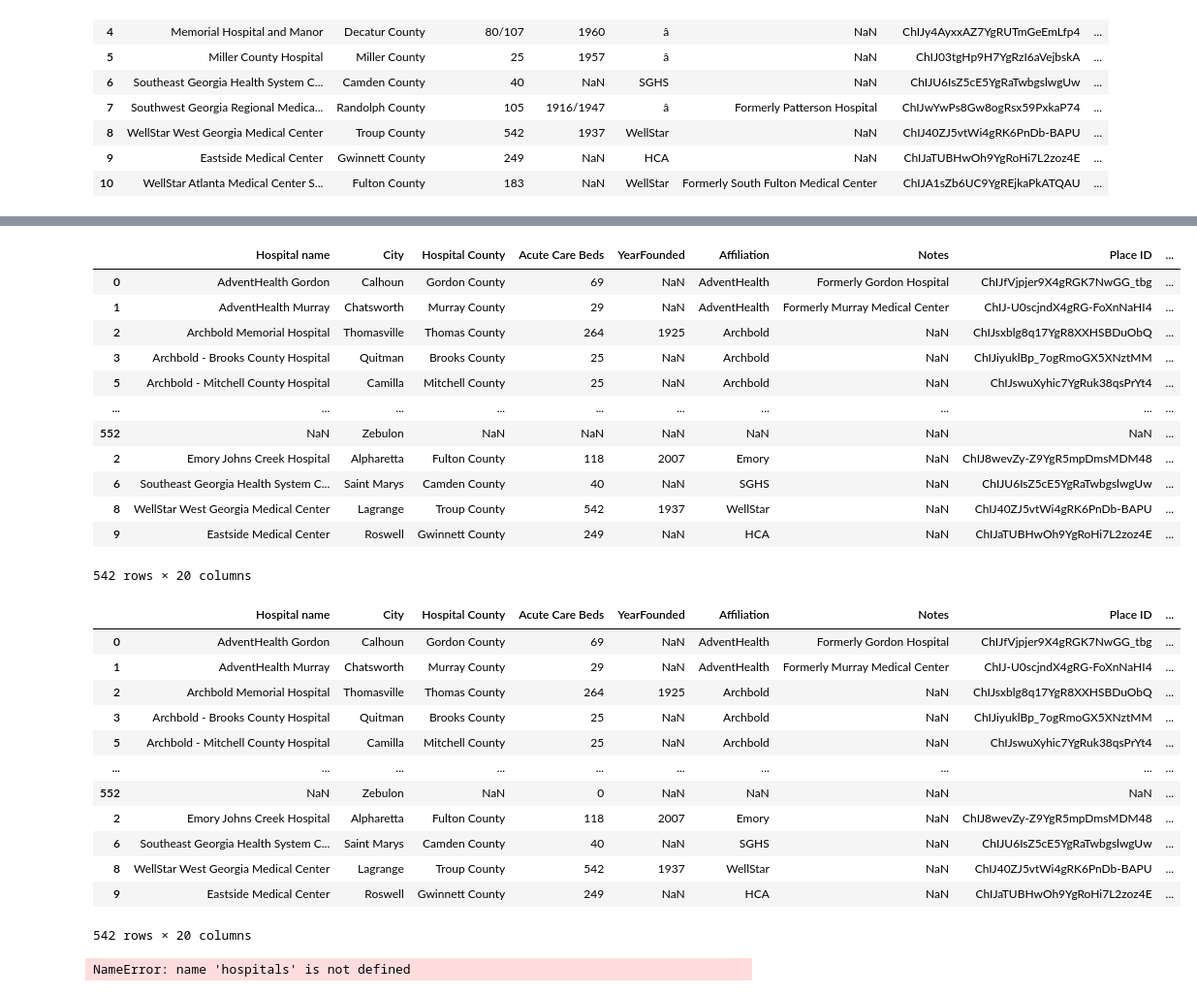
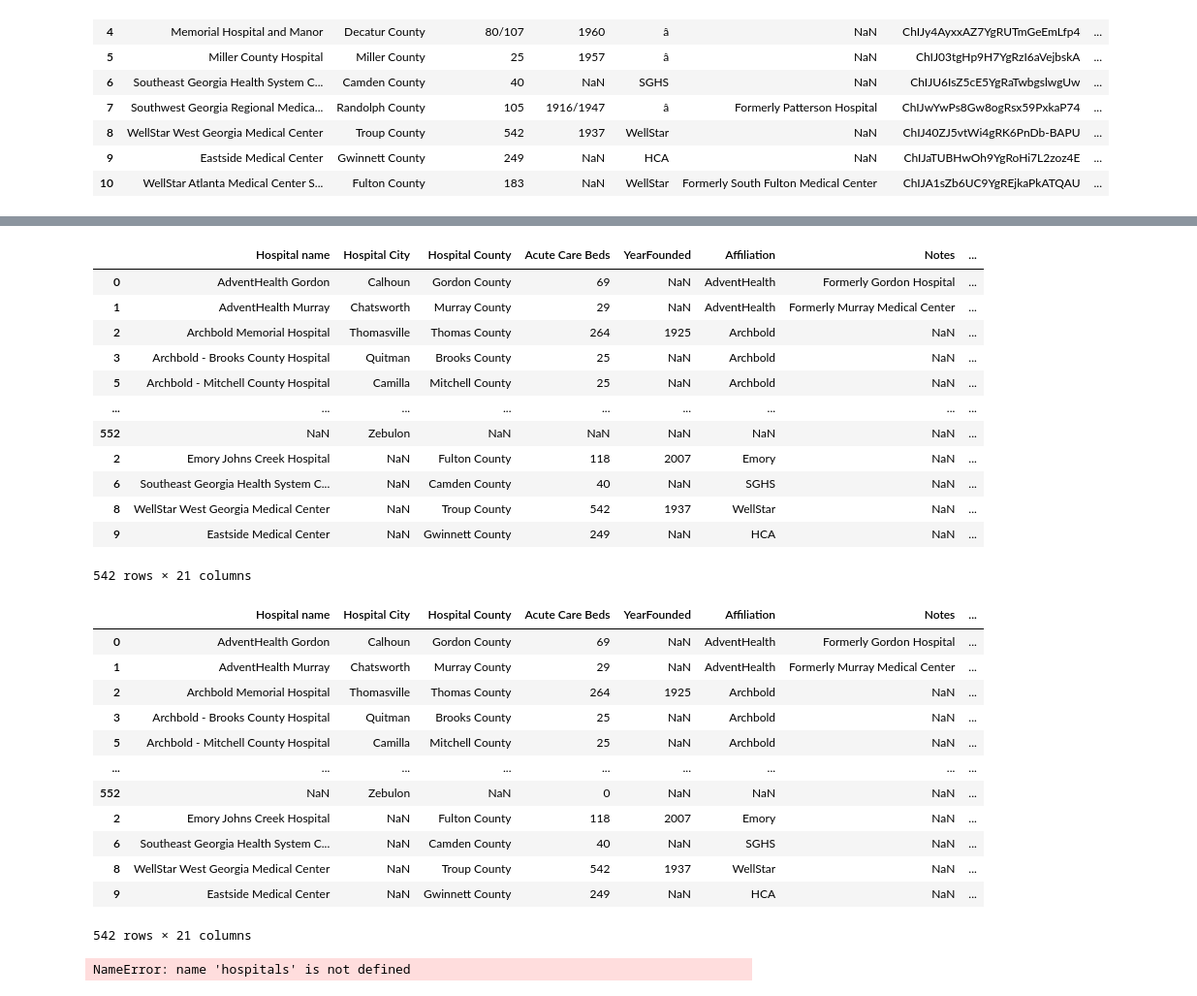
Before and after one commit to jtilenis/Data_Scavengers, a Jupyter notebook: hospital_api.ipynb, the cells around one changed output, grey strips where cells are left out. Shown at 97% size. Saved outputs shown, nothing was run; the diff lists cells and outputs as text; code cells hidden in the pictures.

Commit message:
fixing data

```diff
--- a/hospital_api.ipynb
+++ b/hospital_api.ipynb
@@ -412,7 +412,7 @@ city_merge = pd.merge(hospital, census_data, how = 'outer', on = 'City')
 
 
 
-city_merge = city_merge.rename(columns={"County_x" : "Hospital County", "Latitude_x" : "Hospital Latitude", "ZIP" : "City Zip Code", "Zip Code" : "Hospital Zip Code", "Latitude_y" : "City Latiude", "Longitude" : "City Longitude", "County_y" : "City County"})
+city_merge = city_merge.rename(columns={"City": "Hospital City","Longtitude" : "Hospital Longitude", "County_x" : "Hospital County", "Latitude_x" : "Hospital Latitude", "ZIP" : "City Zip Code", "Zip Code" : "Hospital Zip Code", "Latitude_y" : "City Latiude", "Longitude" : "City Longitude", "County_y" : "City County"})
 
 
 
@@ -486,10 +486,10 @@ city_map
 | 10 | East Point | East Point |
 # %%
 #Mapping in updated city names
-updated_city_names = pd.merge(unjoined, city_map, how = 'inner', left_on = 'City', right_on = 'city_map_old')
+updated_city_names = pd.merge(unjoined, city_map, how = 'inner', left_on = 'Hospital City', right_on = 'city_map_old')
 
 #formatting
-del updated_city_names['City']
+del updated_city_names['Hospital City']
 del updated_city_names['city_map_old']
 del updated_city_names['Median Income']
 del updated_city_names['Population']
@@ -516,8 +516,18 @@ updated_city_names
 | 10 | WellStar Atlanta Medical Center S... | Fulton County | 183 | NaN | WellStar | Formerly South Fulton Medical Center | ChIJA1sZb6UC9YgREjkaPkATQAU | ... |
 # %%
 #Re-merging the data above with the census data
-group2 = pd.merge(updated_city_names, census, how = 'left', on = 'City', indicator = True)
+group2 = pd.merge(updated_city_names, census_data, how = 'inner', on = 'City', indicator = True)
 joined2 = group2.loc[group2['_merge'] == 'both']
 joined2
+
+del joined2['City Longitude']
+del joined2['City Lat']
+del joined2['City County']
+
+
+joined2 = joined2.rename(columns={"ZIP" : "City Zip Code", "Zip Code" : "Hospital Zip Code", "Latitude" : "City Latitude", "Longitude" : "City Longitude", "County" : "City County"})
+
+
+joined2
 # %% [output]
 |  | Hospital name | Hospital County | Acute Care Beds | YearFounded | Affiliation | Notes | Place ID | ... |
@@ -567,51 +577,47 @@ del updated_data['_merge']
 
 updated_data
 # %% [output]
-|  | Hospital name | City | Hospital County | Acute Care Beds | YearFounded | Affiliation | Notes | Place ID | ... |
-| 0 | AdventHealth Gordon | Calhoun | Gordon County | 69 | NaN | AdventHealth | Formerly Gordon Hospital | ChIJfVjpjer9X4gRGK7NwGG_tbg | ... |
-| 1 | AdventHealth Murray | Chatsworth | Murray County | 29 | NaN | AdventHealth | Formerly Murray Medical Center | ChIJ-U0scjndX4gRG-FoXnNaHI4 | ... |
-| 2 | Archbold Memorial Hospital | Thomasville | Thomas County | 264 | 1925 | Archbold | NaN | ChIJsxblg8q17YgR8XXHSBDuObQ | ... |
-| 3 | Archbold - Brooks County Hospital | Quitman | Brooks County | 25 | NaN | Archbold | NaN | ChIJiyuklBp_7ogRmoGX5XNztMM | ... |
-| 5 | Archbold - Mitchell County Hospital | Camilla | Mitchell County | 25 | NaN | Archbold | NaN | ChIJswuXyhic7YgRuk38qsPrYt4 | ... |
-| ... | ... | ... | ... | ... | ... | ... | ... | ... | ... |
-| 552 | NaN | Zebulon | NaN | NaN | NaN | NaN | NaN | NaN | ... |
-| 2 | Emory Johns Creek Hospital | Alpharetta | Fulton County | 118 | 2007 | Emory | NaN | ChIJ8wevZy-Z9YgR5mpDmsMDM48 | ... |
-| 6 | Southeast Georgia Health System C... | Saint Marys | Camden County | 40 | NaN | SGHS | NaN | ChIJU6IsZ5cE5YgRaTwbgslwgUw | ... |
-| 8 | WellStar West Georgia Medical Center | Lagrange | Troup County | 542 | 1937 | WellStar | NaN | ChIJ40ZJ5vtWi4gRK6PnDb-BAPU | ... |
-| 9 | Eastside Medical Center | Roswell | Gwinnett County | 249 | NaN | HCA | NaN | ChIJaTUBHwOh9YgRoHi7L2zoz4E | ... |
+|  | Hospital name | Hospital City | Hospital County | Acute Care Beds | YearFounded | Affiliation | Notes | ... |
+| 0 | AdventHealth Gordon | Calhoun | Gordon County | 69 | NaN | AdventHealth | Formerly Gordon Hospital | ... |
+| 1 | AdventHealth Murray | Chatsworth | Murray County | 29 | NaN | AdventHealth | Formerly Murray Medical Center | ... |
+| 2 | Archbold Memorial Hospital | Thomasville | Thomas County | 264 | 1925 | Archbold | NaN | ... |
+| 3 | Archbold - Brooks County Hospital | Quitman | Brooks County | 25 | NaN | Archbold | NaN | ... |
+| 5 | Archbold - Mitchell County Hospital | Camilla | Mitchell County | 25 | NaN | Archbold | NaN | ... |
+| ... | ... | ... | ... | ... | ... | ... | ... | ... |
+| 552 | NaN | Zebulon | NaN | NaN | NaN | NaN | NaN | ... |
+| 2 | Emory Johns Creek Hospital | NaN | Fulton County | 118 | 2007 | Emory | NaN | ... |
+| 6 | Southeast Georgia Health System C... | NaN | Camden County | 40 | NaN | SGHS | NaN | ... |
+| 8 | WellStar West Georgia Medical Center | NaN | Troup County | 542 | 1937 | WellStar | NaN | ... |
+| 9 | Eastside Medical Center | NaN | Gwinnett County | 249 | NaN | HCA | NaN | ... |
-542 rows × 20 columns
+542 rows × 21 columns
 # %%
 #Cleaning up data
 updated_data['Acute Care Beds'] = updated_data['Acute Care Beds'].replace(to_replace='[citation needed]',value="",regex=True)
 
 #updating datatypes
 updated_data['Population'] = updated_data['Population'].astype(int)
 updated_data['Median Income'] = updated_data['Median Income'].astype(int)
 updated_data['Acute Care Beds'] = updated_data['Acute Care Beds'].astype(str)
 updated_data['Acute Care Beds'] = updated_data['Acute Care Beds'].replace(to_replace='\[]',value="",regex=True)
 updated_data['Acute Care Beds'] = updated_data['Acute Care Beds'].replace(to_replace='nan',value="0",regex=True)
 updated_data['Acute Care Beds'] = updated_data['Acute Care Beds'].replace(to_replace='  ',value="",regex=True)
 updated_data['Acute Care Beds'] = updated_data['Acute Care Beds'].astype(int)
 
-
-#Renaming headers
-updated_data = updated_data.rename(columns={"Longtitude" : "Hospital Longitude"})
-
 updated_data
 # %% [output]
-|  | Hospital name | City | Hospital County | Acute Care Beds | YearFounded | Affiliation | Notes | Place ID | ... |
-| 0 | AdventHealth Gordon | Calhoun | Gordon County | 69 | NaN | AdventHealth | Formerly Gordon Hospital | ChIJfVjpjer9X4gRGK7NwGG_tbg | ... |
-| 1 | AdventHealth Murray | Chatsworth | Murray County | 29 | NaN | AdventHealth | Formerly Murray Medical Center | ChIJ-U0scjndX4gRG-FoXnNaHI4 | ... |
-| 2 | Archbold Memorial Hospital | Thomasville | Thomas County | 264 | 1925 | Archbold | NaN | ChIJsxblg8q17YgR8XXHSBDuObQ | ... |
-| 3 | Archbold - Brooks County Hospital | Quitman | Brooks County | 25 | NaN | Archbold | NaN | ChIJiyuklBp_7ogRmoGX5XNztMM | ... |
-| 5 | Archbold - Mitchell County Hospital | Camilla | Mitchell County | 25 | NaN | Archbold | NaN | ChIJswuXyhic7YgRuk38qsPrYt4 | ... |
-| ... | ... | ... | ... | ... | ... | ... | ... | ... | ... |
-| 552 | NaN | Zebulon | NaN | 0 | NaN | NaN | NaN | NaN | ... |
-| 2 | Emory Johns Creek Hospital | Alpharetta | Fulton County | 118 | 2007 | Emory | NaN | ChIJ8wevZy-Z9YgR5mpDmsMDM48 | ... |
-| 6 | Southeast Georgia Health System C... | Saint Marys | Camden County | 40 | NaN | SGHS | NaN | ChIJU6IsZ5cE5YgRaTwbgslwgUw | ... |
-| 8 | WellStar West Georgia Medical Center | Lagrange | Troup County | 542 | 1937 | WellStar | NaN | ChIJ40ZJ5vtWi4gRK6PnDb-BAPU | ... |
-| 9 | Eastside Medical Center | Roswell | Gwinnett County | 249 | NaN | HCA | NaN | ChIJaTUBHwOh9YgRoHi7L2zoz4E | ... |
+|  | Hospital name | Hospital City | Hospital County | Acute Care Beds | YearFounded | Affiliation | Notes | ... |
+| 0 | AdventHealth Gordon | Calhoun | Gordon County | 69 | NaN | AdventHealth | Formerly Gordon Hospital | ... |
+| 1 | AdventHealth Murray | Chatsworth | Murray County | 29 | NaN | AdventHealth | Formerly Murray Medical Center | ... |
+| 2 | Archbold Memorial Hospital | Thomasville | Thomas County | 264 | 1925 | Archbold | NaN | ... |
+| 3 | Archbold - Brooks County Hospital | Quitman | Brooks County | 25 | NaN | Archbold | NaN | ... |
+| 5 | Archbold - Mitchell County Hospital | Camilla | Mitchell County | 25 | NaN | Archbold | NaN | ... |
+| ... | ... | ... | ... | ... | ... | ... | ... | ... |
+| 552 | NaN | Zebulon | NaN | 0 | NaN | NaN | NaN | ... |
+| 2 | Emory Johns Creek Hospital | NaN | Fulton County | 118 | 2007 | Emory | NaN | ... |
+| 6 | Southeast Georgia Health System C... | NaN | Camden County | 40 | NaN | SGHS | NaN | ... |
+| 8 | WellStar West Georgia Medical Center | NaN | Troup County | 542 | 1937 | WellStar | NaN | ... |
+| 9 | Eastside Medical Center | NaN | Gwinnett County | 249 | NaN | HCA | NaN | ... |
-542 rows × 20 columns
+542 rows × 21 columns
 # %%
 #Add code here to incorporate formatting Jerry did
 # %%
```
Also changed, not shown: parts of 7 cells of this notebook, 1 other file.
